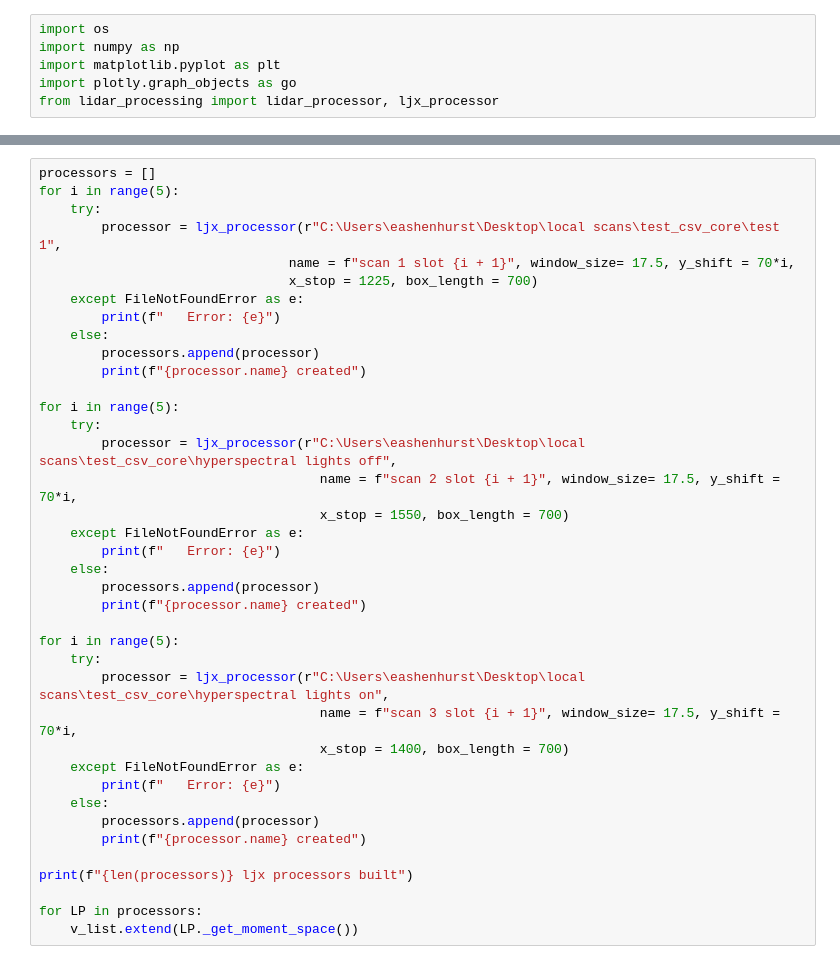
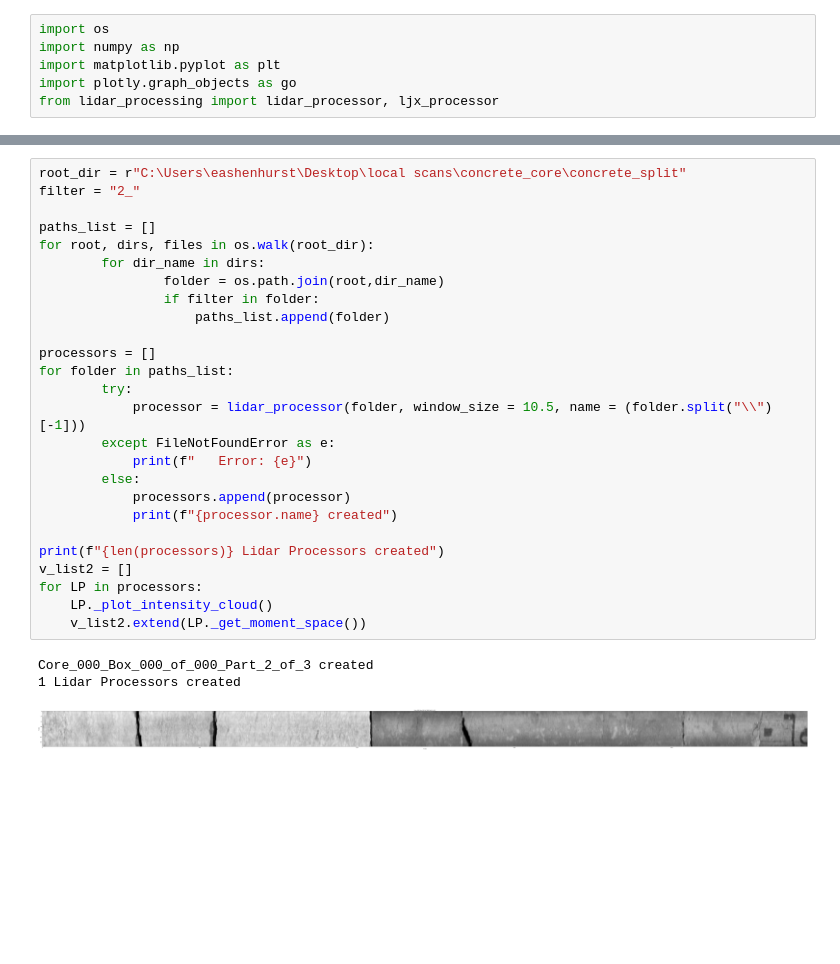
Before and after one commit to MinnoMinee/core-type, a Jupyter notebook: testMomentSpace.ipynb, the cells around one changed output, grey strips where cells are left out. Drawn from its saved outputs; the diff is of its cells as text; blank space fills up the shorter version.

```diff
--- a/testMomentSpace.ipynb
+++ b/testMomentSpace.ipynb
@@ -84,39 +37,30 @@ for LP in processors:
-# %%
-processors = []
-for i in range(5):
-    try:
-        processor = ljx_processor(r"C:\Users\eashenhurst\Desktop\local scans\test_csv_core\test 1",
-                                name = f"scan 1 slot {i + 1}", window_size= 17.5, y_shift = 70*i,
-                                x_stop = 1225, box_length = 700)
-    except FileNotFoundError as e:
-        print(f"   Error: {e}")
-    else:
-        processors.append(processor)
-        print(f"{processor.name} created")
-
-for i in range(5):
-    try:
-        processor = ljx_processor(r"C:\Users\eashenhurst\Desktop\local scans\test_csv_core\hyperspectral lights off",
-                                    name = f"scan 2 slot {i + 1}", window_size= 17.5, y_shift = 70*i,
-                                    x_stop = 1550, box_length = 700)
-    except FileNotFoundError as e:
-        print(f"   Error: {e}")
-    else:
-        processors.append(processor)
-        print(f"{processor.name} created")
-
-for i in range(5):
-    try:
-        processor = ljx_processor(r"C:\Users\eashenhurst\Desktop\local scans\test_csv_core\hyperspectral lights on",
-                                    name = f"scan 3 slot {i + 1}", window_size= 17.5, y_shift = 70*i,
-                                    x_stop = 1400, box_length = 700)
-    except FileNotFoundError as e:
-        print(f"   Error: {e}")
-    else:
-        processors.append(processor)
-        print(f"{processor.name} created")
-
-print(f"{len(processors)} ljx processors built")
-
-for LP in processors:
-    v_list.extend(LP._get_moment_space())
+# %%
+root_dir = r"C:\Users\eashenhurst\Desktop\local scans\concrete_core\concrete_split"
+filter = "2_"
+
+paths_list = []
+for root, dirs, files in os.walk(root_dir):
+        for dir_name in dirs:
+                folder = os.path.join(root,dir_name)
+                if filter in folder:
+                    paths_list.append(folder)
+
+processors = []
+for folder in paths_list:
+        try:
+            processor = lidar_processor(folder, window_size = 10.5, name = (folder.split("\\")[-1]))
+        except FileNotFoundError as e:
+            print(f"   Error: {e}")
+        else:
+            processors.append(processor)
+            print(f"{processor.name} created")
+
+print(f"{len(processors)} Lidar Processors created")
+v_list2 = []
+for LP in processors:
+    LP._plot_intensity_cloud()
+    v_list2.extend(LP._get_moment_space())
+# %% [output]
+Core_000_Box_000_of_000_Part_2_of_3 created
+1 Lidar Processors created
+[figure, added]
```
Also changed, not shown: parts of 7 cells of this notebook, 6 other files.
